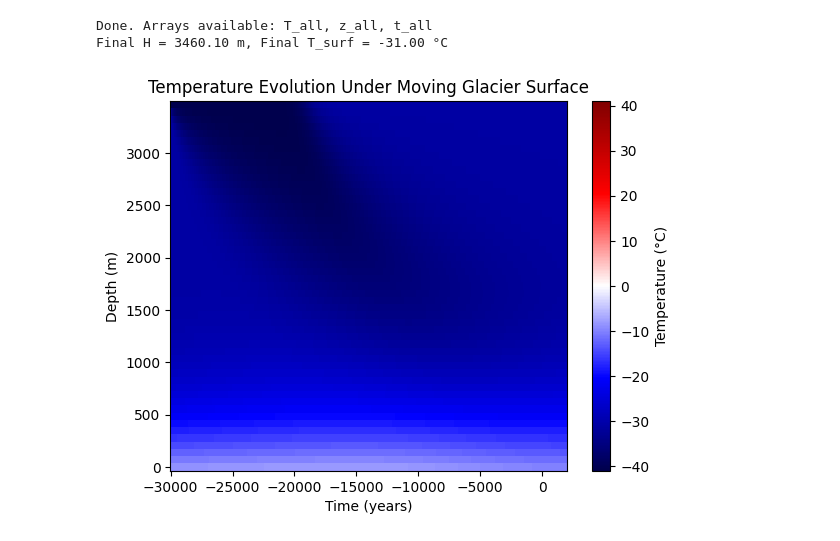
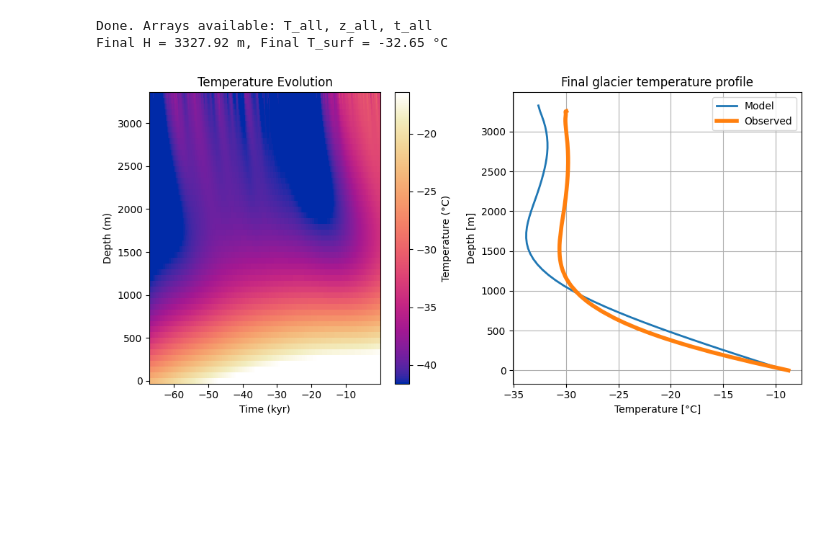
Before and after one commit to bradlipovsky/waisdt, a Jupyter notebook: waisdt.ipynb, the cells around one changed output. Cells and saved outputs as stored; diff of their text form; code cells hidden in the pictures; blank space fills up the shorter version.

```diff
--- a/waisdt.ipynb
+++ b/waisdt.ipynb
@@ -90,3 +43,20 @@ z_all[:, 0] = z
+# %%
+# Load the temperature history interpolator
+T_surf = load_Tsurf_interpolator()
+
+# Load the vertical velocity model
+# w = w_profile # Simple linear profile w = -az/H
+w = lambda z, t: w_dansgaard_johnsen(z, H(t), a_rate(t))
+
+# --- initial condition on initial grid ---
+T = steady_temp_profile(z, H(t_start), a_rate(t_start), kappa, k, q_g, T_surf(t_start))
+
+# --- allocate storage for full solution ---
+T_all = np.zeros((nz, nt+1))
+z_all = np.zeros((nz, nt+1))
+t_all = t_start + np.arange(nt+1) * dt
+T_all[:, 0] = T
+z_all[:, 0] = z
 # %%
 # Plot the thickness, surface temperature, and accumulation rate over time
 import matplotlib.pyplot as plt
@@ -214,7 +105,7 @@ for n in range(nt):
     z_all[:, n+1] = z
 
     # Assemble and solve
-    A, rhs = assemble_system(z, T, t, dt, kappa, q_g, k, cap_temp=False)
+    A, rhs = assemble_system(z, T, t, dt, kappa, q_g, k, w, T_surf, cap_temp=False)
     T = np.linalg.solve(A, rhs)
 
     # Save
@@ -230,14 +121,32 @@ print("Done. Arrays available: T_all, z_all, t_all")
 print(f"Final H = {H(t_all[-1]):.2f} m, Final T_surf = {T_surf(t_all[-1]):.2f} °C")
 # %% [output]
 Done. Arrays available: T_all, z_all, t_all
-Final H = 3460.10 m, Final T_surf = -31.00 °C
+Final H = 3327.92 m, Final T_surf = -32.65 °C
 # %%
-import matplotlib.pyplot as plt
-plt.pcolormesh(t_all/sec_per_yr,z,T_all,cmap='seismic',vmin=np.min(T_all), vmax=-np.min(T_all))
-plt.colorbar(label='Temperature (°C)')
-plt.xlabel('Time (years)')
+plt.figure(figsize=(10, 5))
+
+plt.subplot(121)
+c=plt.pcolormesh(t_all/sec_per_yr/1e3,z,T_all,cmap='cet_CET_L17_r',vmin=np.percentile(T_all, 15), vmax=np.percentile(T_all, 95))
+plt.colorbar(c,label='Temperature (°C)')
+plt.xlabel('Time (kyr)')
 plt.ylabel('Depth (m)')
-plt.title('Temperature Evolution Under Moving Glacier Surface')
+plt.title('Temperature Evolution')
+
+plt.subplot(122)
+plt.plot(T_all[:,-1],z,label='Model', lw=2)
+plt.xlabel("Temperature [°C]")
+plt.ylabel("Depth [m]")
+plt.title("Final glacier temperature profile")
+plt.grid(True)
+
+# load WAISDivide_borehole_Temperatures_dec2011.txt and plot on top
+data = np.loadtxt('WAISDivide_borehole_Temperatures_dec2011.txt', skiprows=1)
+depth_data = data[:, 0]  # depth in meters
+temp_data = data[:, 1]   # temperature in °C
+plt.plot(temp_data, max(depth_data)-depth_data, '-', label='Observed', lw=4)
+plt.legend()
+
+plt.tight_layout()
 plt.show()
 # %% [output]
-[figure, old version]
+[figure, new version]
```
Also changed, not shown: parts of 7 cells of this notebook.
